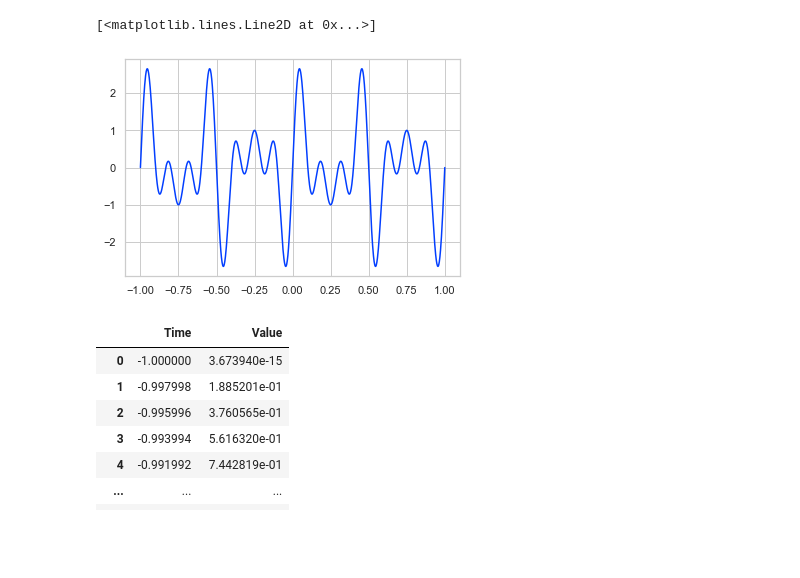
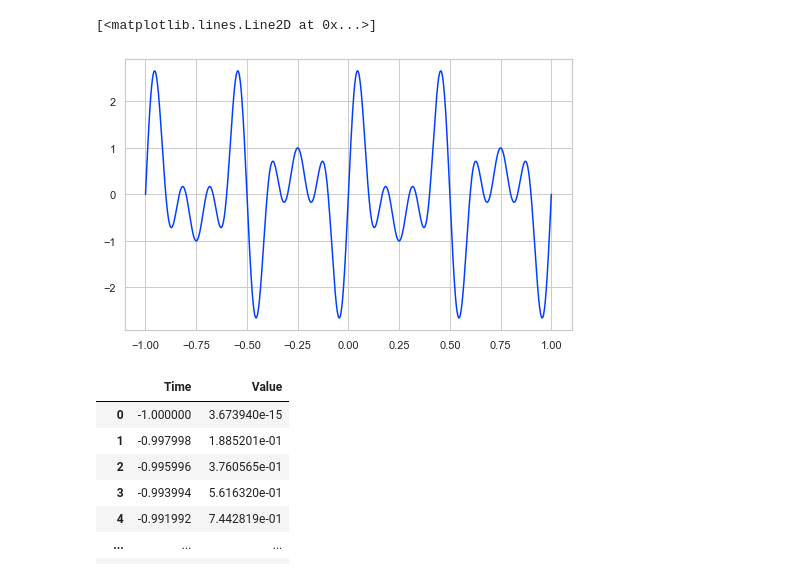
Before and after one commit to algoasylum/SatelliteImageAnalysis, a Jupyter notebook: Synthetic Data Representation/Multple sin.ipynb, the cells around one changed output. Cells and saved outputs as stored; diff of their text form; code cells hidden in the pictures; blank space fills up the shorter version.

```diff
--- a/Synthetic Data Representation/Multple sin.ipynb
+++ b/Synthetic Data Representation/Multple sin.ipynb
@@ -64,13 +64,14 @@ def log_freq(df1, df2):
 # %%
 from scipy import signal
 import math
+plt.figure(figsize=(8,5))
 N = 1000
 t = np.linspace(-1, 1, N)
 s = np.sin(3 * 2 * np.pi * t) + np.sin(5 * 2 * np.pi * t) + np.sin(7 * 2 * np.pi * t)
 plt.plot(t,s)
 # %% [output]
 [<matplotlib.lines.Line2D at 0x...>]
-[figure, old version]
+[figure, new version]
 # %%
 signal_1 = pd.DataFrame(zip(t,s),columns=['Time','Value'])
 signal_1
```
Also changed, not shown: parts of 1 cell of this notebook, 6 other files.
